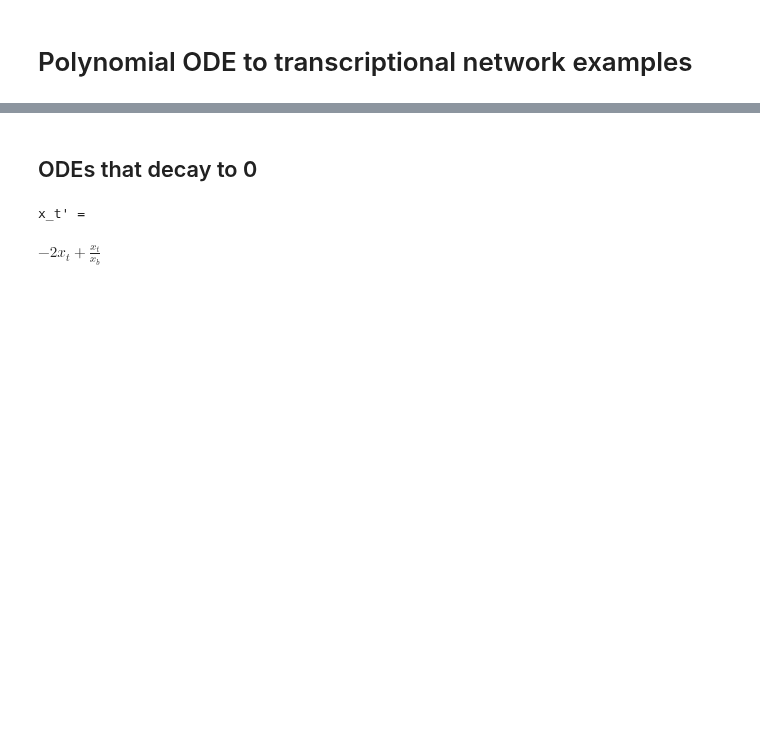
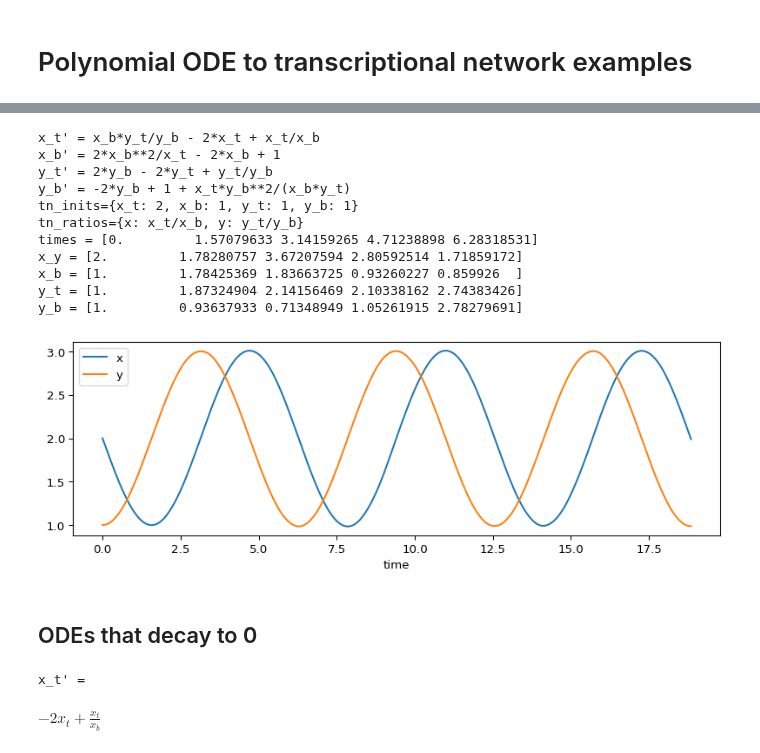
Before and after one commit to UC-Davis-molecular-computing/ode2tn, a Jupyter notebook: notebook.ipynb, the cells around one changed output, grey strips where cells are left out. Drawn from its saved outputs; the diff is of its cells as text; code cells hidden in the pictures; blank space fills up the shorter version.

```diff
--- a/notebook.ipynb
+++ b/notebook.ipynb
@@ -46,3 +47,51 @@ tn_ratios={x: x_t/x_b, y: y_t/y_b}
+# %%
+# simplified cell for example in README
+from math import pi
+import numpy as np
+import sympy as sp
+import gpac as gp
+from transform import plot_tn, ode2tn
+
+x,y = sp.symbols('x y')
+odes = { # odes dict maps each symbol to an expression for its time derivative
+    x: y-2,
+    y: -x+2,
+}
+inits = { # inits maps each symbol to its initial value
+    x: 2,
+    y: 1,
+}
+gamma = 2 # uniform decay constant; should be set sufficiently large that ???
+beta = 1 # constant introduced to keep values from going to infinity or 0
+t_eval = np.linspace(0, 6*pi, 1000)
+tn_odes, tn_inits, tn_ratios = ode2tn(odes, inits, gamma, beta)
+for sym, expr in tn_odes.items():
+    print(f"{sym}' = {expr}")
+print(f'{tn_inits=}')
+print(f'{tn_ratios=}')
+
+plot_tn(odes, inits, gamma, beta, t_eval=t_eval)
+
+t_eval = np.linspace(0, 2*pi, 5)
+sol = gp.integrate_odes(tn_odes, tn_inits, t_eval)
+print(f'times = {sol.t}')
+print(f'x_y = {sol.y[0]}')
+print(f'x_b = {sol.y[1]}')
+print(f'y_t = {sol.y[2]}')
+print(f'y_b = {sol.y[3]}')
+# %% [output]
+x_t' = x_b*y_t/y_b - 2*x_t + x_t/x_b
+x_b' = 2*x_b**2/x_t - 2*x_b + 1
+y_t' = 2*y_b - 2*y_t + y_t/y_b
+y_b' = -2*y_b + 1 + x_t*y_b**2/(x_b*y_t)
+tn_inits={x_t: 2, x_b: 1, y_t: 1, y_b: 1}
+tn_ratios={x: x_t/x_b, y: y_t/y_b}
+times = [0.         1.57079633 3.14159265 4.71238898 6.28318531]
+x_y = [2.         1.78280757 3.67207594 2.80592514 1.71859172]
+x_b = [1.         1.78425369 1.83663725 0.93260227 0.859926  ]
+y_t = [1.         1.87324904 2.14156469 2.10338162 2.74383426]
+y_b = [1.         0.93637933 0.71348949 1.05261915 2.78279691]
+[figure, added]
 # %% [markdown]
 ## ODEs that decay to 0
 # %%
```
Also changed, not shown: parts of 4 cells of this notebook, 5 other files.
